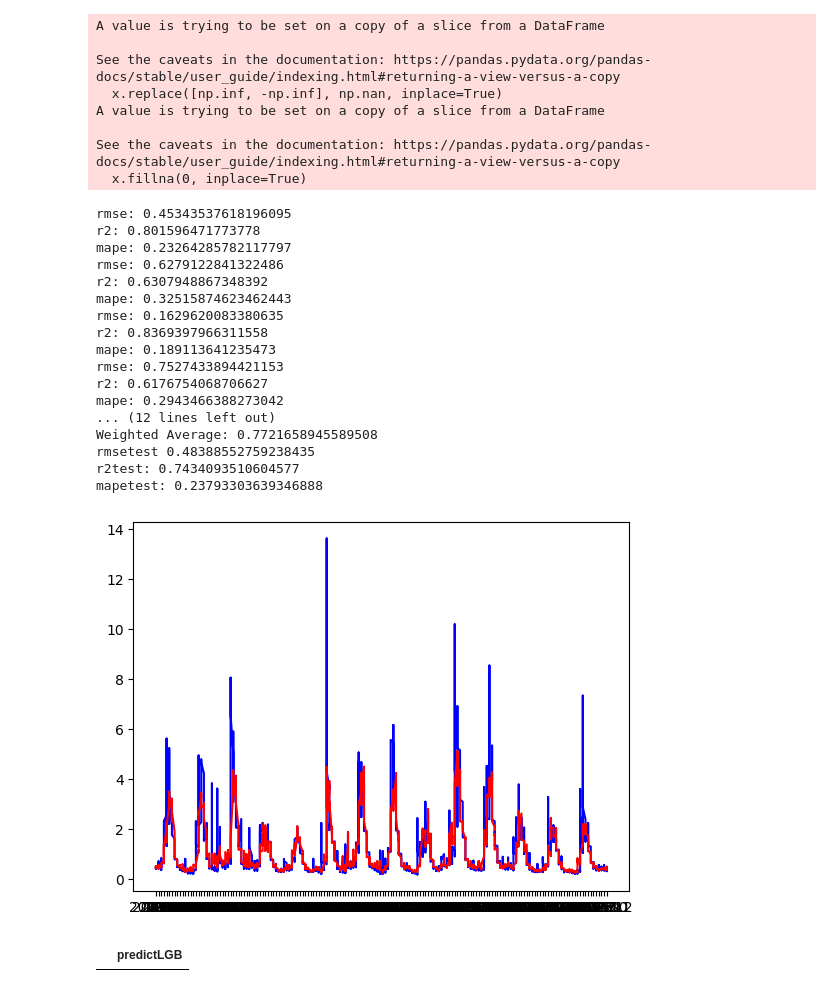
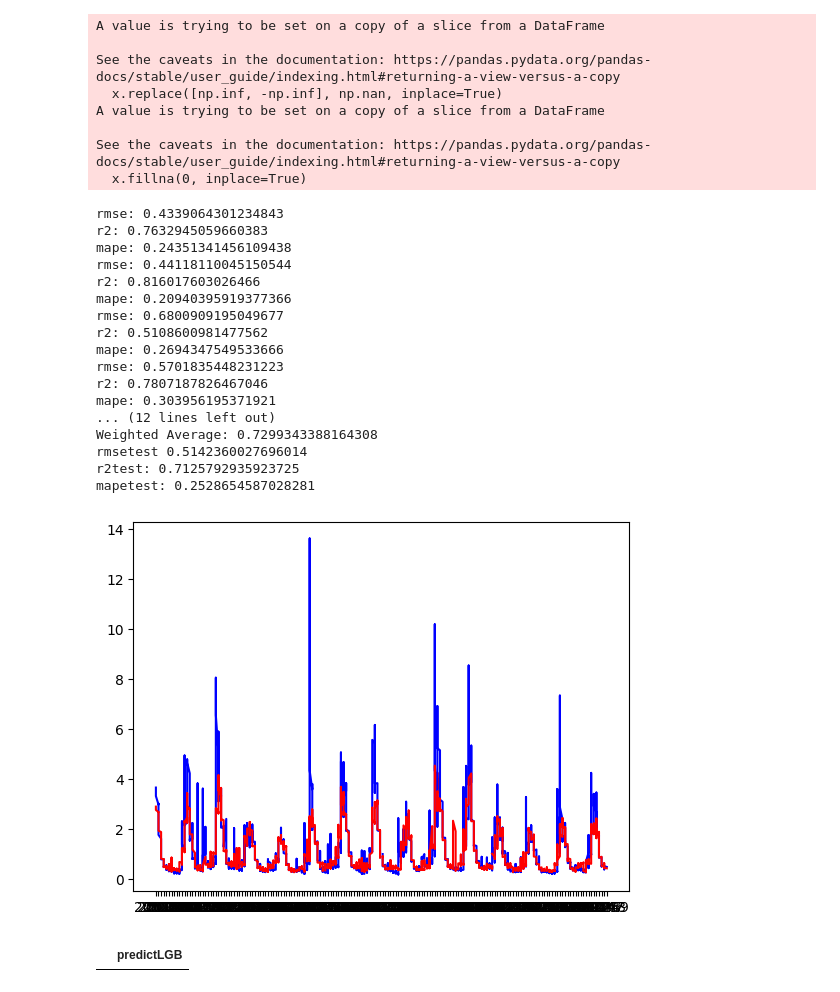
Before and after one commit to homa-abedin/Dams, a Jupyter notebook: dams-teh.ipynb, the cells around one changed output. Drawn from its saved outputs; the diff is of its cells as text; code cells hidden in the pictures.

```diff
--- a/dams-teh.ipynb
+++ b/dams-teh.ipynb
@@ -117,7 +131,7 @@ for train_index, test_index in tscv.split(x):
 
         model = xgb.XGBRegressor(n_estimators=10000,early_stopping_rounds=10, learning_rate=0.07,  max_depth= 15 ,colsample_bytree= 0.85,  n_jobs=4)
 
-        model.fit(X_train, Y_train,sample_weight=X_train['meanbeforeyearTotal_in'], eval_set=[(X_test,Y_test)],verbose=False)
+        model.fit(X_train, Y_train,sample_weight=X_train['TotalAbBarfVBaran_in'], eval_set=[(X_test,Y_test)],verbose=False)
 
     # Predictions
         test_predict = model.predict(X_test)
@@ -127,50 +141,50 @@ for train_index, test_index in tscv.split(x):
 
         test_rmse.append ( np.sqrt(mean_squared_error(Y_test, test_predict)))
         test_mape.append (mean_absolute_percentage_error(Y_test, test_predict))
         test_r2.append (r2_score(Y_test, test_predict))
 
         df_temp = pd.DataFrame({'predictXGB': test_predict})
 
         # استفاده از pd.concat برای اضافه کردن پیش‌بینی‌ها به دیتافریم اصلی
         XGB_predictions = pd.concat([XGB_predictions, df_temp], ignore_index=True)
 
 
 
         print ('rmse:',np.sqrt(mean_squared_error(Y_test, test_predict)))
         print ('r2:', r2_score(Y_test, test_predict))
         print ('mape:', mean_absolute_percentage_error(Y_test, test_predict))
 
         plt.plot( X_test['Year'].astype(str) + X_test['month'].astype(str) ,Y_test, color='blue')
         plt.plot( X_test['Year'].astype(str) + X_test['month'].astype(str) ,test_predict, color='red')
 weights=[1/(test_rmse+epsilon) for test_rmse in test_rmse]
 weighted_sum = sum(w * r for w, r in zip(weights, test_r2))
 total_weight = sum(weights)
 weighted_average = weighted_sum / total_weight
 
 print("Weighted Average:", weighted_average)
 
 print("rmsetest",np.mean(test_rmse))
 print ('r2test:',np.mean(test_r2) )
 print ('mapetest:',np.mean(test_mape))
 # %% [output]
-rmse: 0.45343537618196095
-r2: 0.801596471773778
-mape: 0.23264285782117797
-rmse: 0.6279122841322486
-r2: 0.6307948867348392
-mape: 0.32515874623462443
-rmse: 0.1629620083380635
-r2: 0.8369397966311558
-mape: 0.189113641235473
-rmse: 0.7527433894421153
-r2: 0.6176754068706627
-mape: 0.2943466388273042
+rmse: 0.4339064301234843
+r2: 0.7632945059660383
+mape: 0.24351341456109438
+rmse: 0.44118110045150544
+r2: 0.816017603026466
+mape: 0.20940395919377366
+rmse: 0.6800909195049677
+r2: 0.5108600981477562
+mape: 0.2694347549533666
+rmse: 0.5701835448231223
+r2: 0.7807187826467046
+mape: 0.303956195371921
 ... (12 lines left out)
-Weighted Average: 0.7721658945589508
-rmsetest 0.48388552759238435
-r2test: 0.7434093510604577
-mapetest: 0.23793303639346888
+Weighted Average: 0.7299343388164308
+rmsetest 0.5142360027696014
+r2test: 0.7125792935923725
+mapetest: 0.2528654587028281
-[figure, old version]
+[figure, new version]
 # %%
 XGB_predictions.shape
 # %%
```
Also changed, not shown: parts of 8 cells of this notebook.
